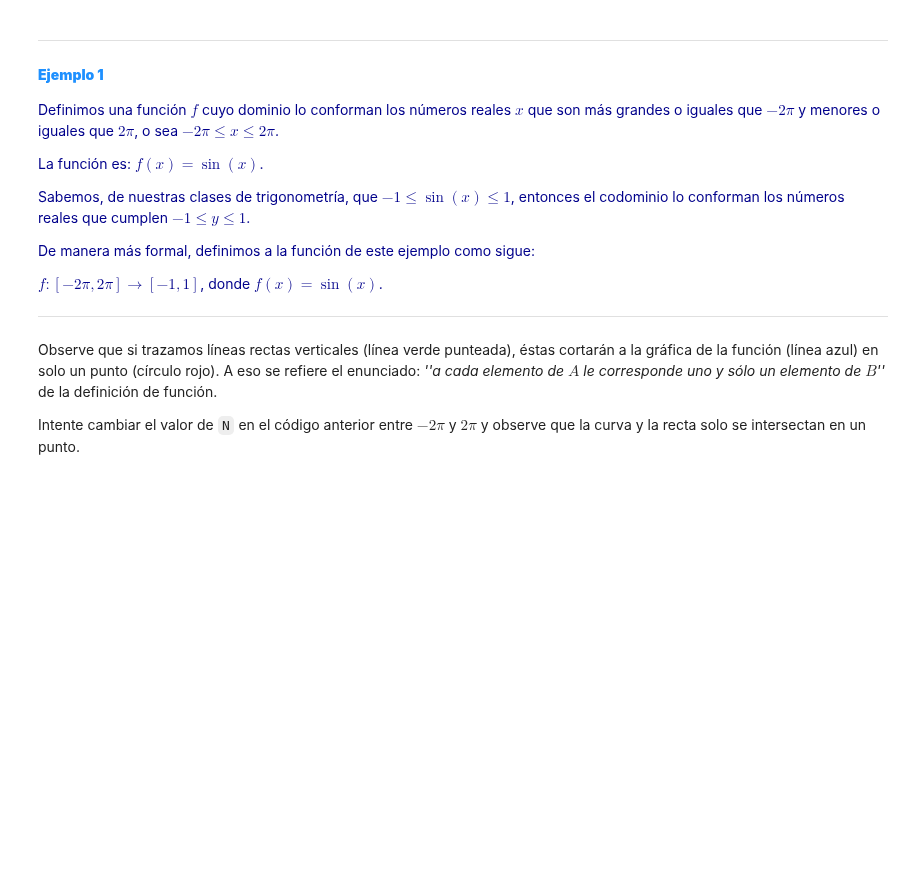
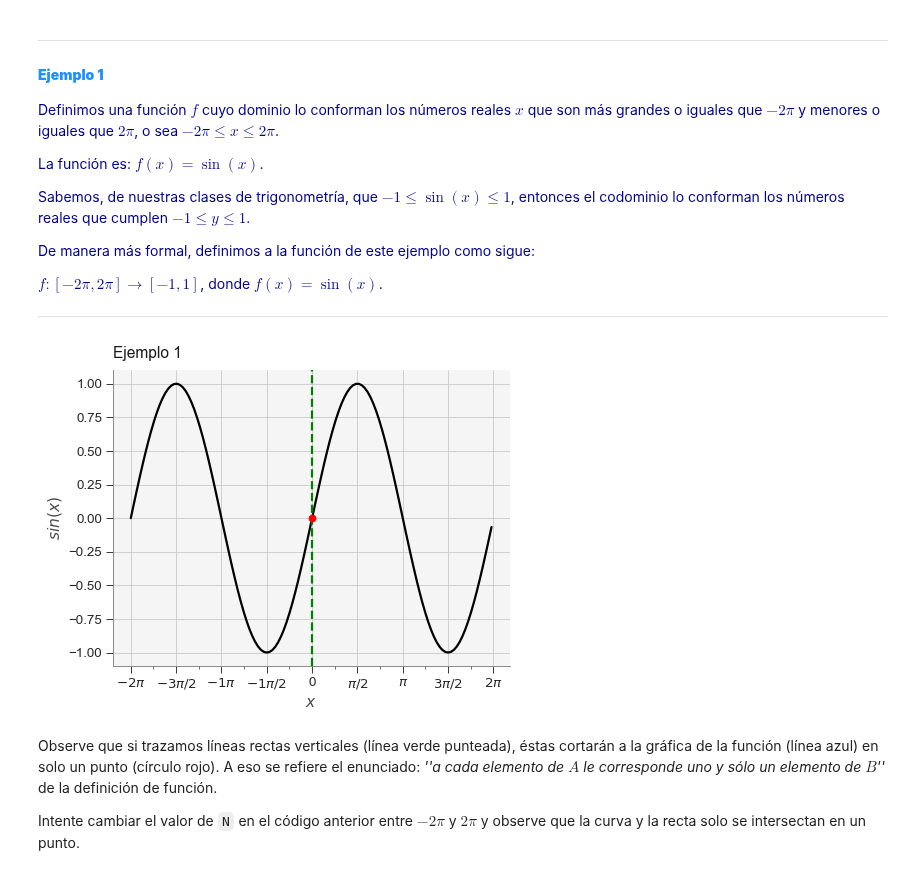
Before and after one commit to luiggix/macti_notes, a Jupyter notebook: Funciones/01_Funciones.ipynb, the cells around one changed output. Drawn from its saved outputs; the diff is of its cells as text; code cells hidden in the pictures; blank space fills up the shorter version.

```diff
--- a/Funciones/01_Funciones.ipynb
+++ b/Funciones/01_Funciones.ipynb
@@ -120,32 +122,29 @@ Una definición más formal de función se puede consultar
 
 ---
 # %%
-# Dominio: creamos un rango de valores dentro del intervalo semiabierto [-2pi, 2pi),
-# que va del -2pi al 2pi con pasos de 0.1
+# Dominio: creamos un rango de valores dentro del intervalo
+# semiabierto [-2pi, 2pi), que va del -2pi al 2pi con pasos de 0.1
 x = np.arange(-2*(np.pi), 2*(np.pi), 0.1)
+
 # Codominio: a los valores generados en el intervalo anterior, les aplicamos la función seno
 y = np.sin(x)
 
 #Realizamos la gráfica correspondiente.
 plt.plot(x,y)
-plt.xlabel("X")
-plt.ylabel("Sin(X)")
+plt.xlabel("$x$")
+plt.ylabel("$sin(x)$")
 plt.title("Ejemplo 1")
 
-#Generamos los puntos de interés para el eje X.
-x_label=np.arange(-2*(np.pi), 2*(np.pi), np.pi/2)
-#El comando xticks nos permite definir el rango del eje X, además de asignarle etiquetas personalizadas a cada punto.
-plt.xticks(x_label,[r'$-2\pi$',r'$-3\pi/2$', r'$-\pi$',r'$-\pi/2$', r'$0$', r'$+\pi/2$', r'$+\pi$', r'$+3\pi/2$'])
+mvis.set_ticks(plt.gca(), trig=True) # Se muestran las marcas en el eje x en múltiplos de pi
 
-###############################
 N=0.0
-###############################
 
 #Agregamos una linea vetical y resaltamos un punto en el (0,0)
 plt.axvline(x=N,color='g',linestyle='--')
 plt.scatter(x=[N],y=[np.sin(N)], color='r', zorder=5)
-#Activamos el mallado en la grafica.
-plt.grid()
+plt.show()
+# %% [output]
+[figure, added]
 # %% [markdown]
 Observe que si trazamos líneas rectas verticales (línea verde punteada), éstas cortarán a la gráfica de la función (línea azul) en solo un punto (círculo rojo). A eso se refiere el enunciado: *''a cada elemento de $A$ le corresponde uno y sólo un elemento de $B$''* de la definición de función.
 
```
Also changed, not shown: parts of 10 cells of this notebook, 12 other files.
